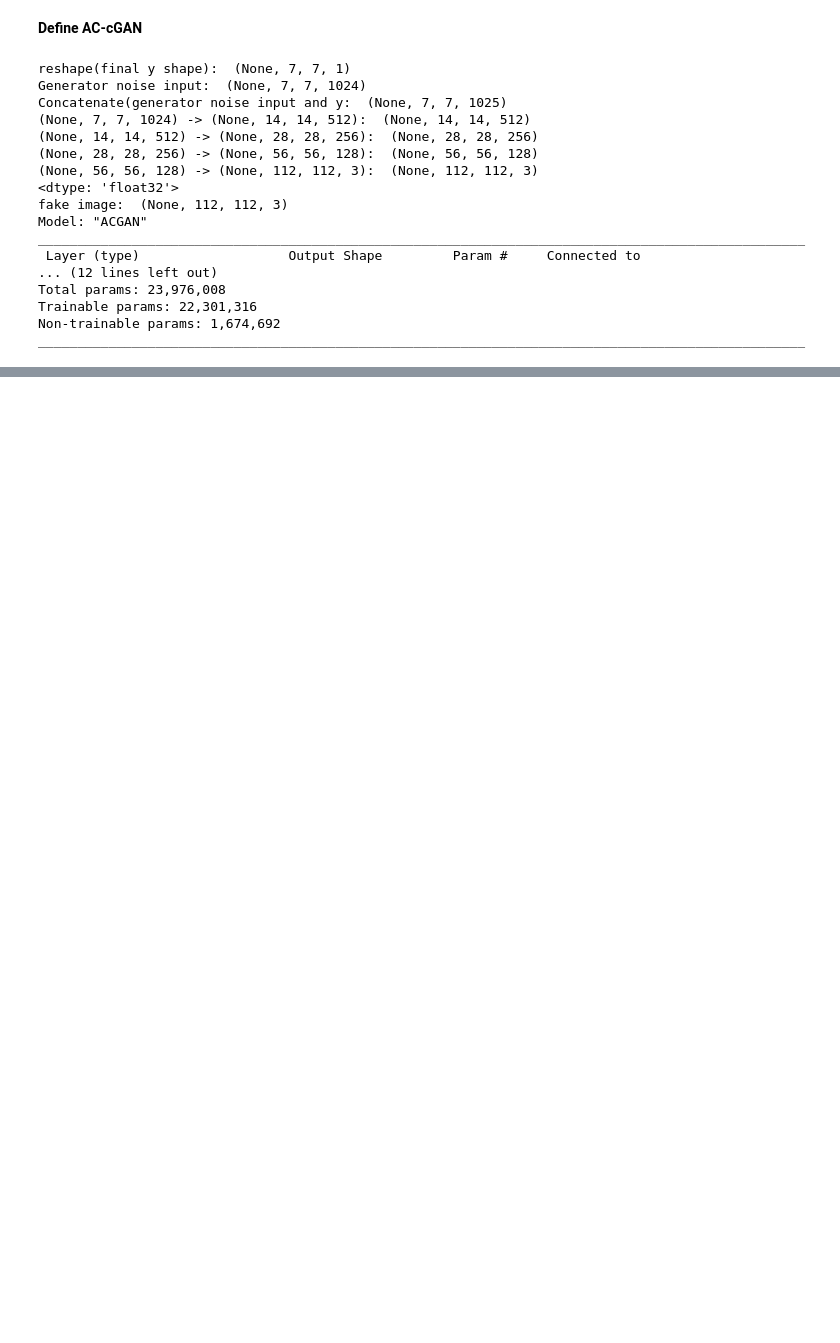
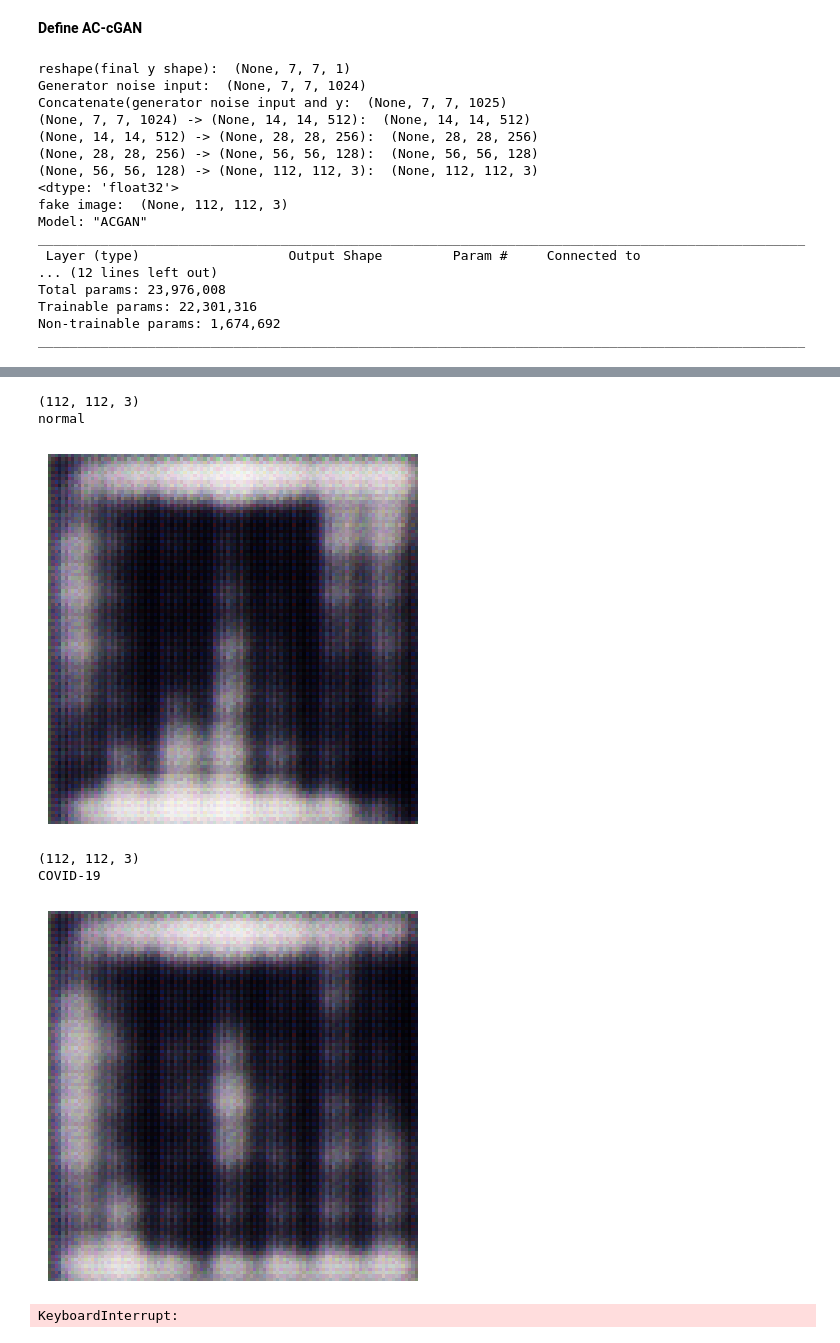
Before and after one commit to giocoal/CXR-ACGAN-chest-xray-generator-covid19-pneumonia, a Jupyter notebook: AC-cGAN.ipynb, the cells around one changed output, grey strips where cells are left out. Cells and saved outputs as stored; diff of their text form; code cells hidden in the pictures; blank space fills up the shorter version.

```diff
--- a/AC-cGAN.ipynb
+++ b/AC-cGAN.ipynb
@@ -378,6 +386,8 @@ def define_acgan(latent_dim = 100, adam_lr = 0.0002, adam_beta_1 = 0.5):
     gen (Model): The generator model.
     """
 
+    ### STEP1: Define and train/evaluate the DISCRIMINATOR model ###
+
     # Define the discriminator model and Adam optimizer \
         # with the defined learning rate and beta 1 values and \
             # loss function as binary crossentropy and sparse categorical crossentropy
@@ -386,15 +396,21 @@ def define_acgan(latent_dim = 100, adam_lr = 0.0002, adam_beta_1 = 0.5):
     # We define two losses, the first for the real/fake binary output and the second for the class label output
     dis.compile(
         optimizer=Adam(learning_rate=adam_lr, beta_1=adam_beta_1),
-        loss={'generation':'binary_crossentropy', 'auxiliary':'sparse_categorical_crossentropy'}
-        , metrics = {'generation':'binary_accuracy'}
+        loss={'source':'binary_crossentropy', 'auxiliary':'sparse_categorical_crossentropy'}
+        # , metrics = {'source':BinaryAccuracy(threshold=.5), 'auxiliary':'sparse_categorical_accuracy'}
     )
+
+    ### STEP2: Define and input the GENERATOR model ###
 
     # Define the generator model
     gen = generator(latent_dim)
     # gen.summary()
     # Compile the discriminator model with the Adam optimizer, \
         # using binary crossentropy and sparse categorical crossentropy as loss functions
+
+    # We will note use this function to train/evaluate the generator model
+    # but we will use combined model with the discriminator model disabled
+    # to train and evaluate the generator model
     gen.compile(optimizer=Adam(learning_rate=adam_lr, beta_1=adam_beta_1),
                       loss='binary_crossentropy')
 
@@ -405,6 +421,8 @@ def define_acgan(latent_dim = 100, adam_lr = 0.0002, adam_beta_1 = 0.5):
     # Get a fake image
     fake_img = gen([latent, image_class])
     print('fake image: ', fake_img.shape)
+
+    ### STEP3: Train/evaluate the GENERATOR model by using the COMBINED model with the DISCRIMINATOR model disabled ###
 
     # Disable training of the discriminator model in the combined model
     dis.trainable = False
@@ -419,6 +437,7 @@ def define_acgan(latent_dim = 100, adam_lr = 0.0002, adam_beta_1 = 0.5):
                             outputs=[fake, aux],
                             name='ACGAN')
 
+    # Function used to train/test the generator model
     combined.compile(
         optimizer=Adam(learning_rate=adam_lr, beta_1=adam_beta_1),
         loss=['binary_crossentropy', 'sparse_categorical_crossentropy']
@@ -683,0 +903,36 @@ Epoch 1 of 1200
+# %%
+name_map = {0:'COVID-19', 1:'normal', 2:'pneumonia'}
+
+noise_gen, sampled_labels_gen = generate_batch_noise_and_labels(batch_size=62, latent_dim=100)
+generated_images_sample = gen.predict([noise_gen, sampled_labels_gen.reshape((-1, 1))], verbose=0)
+
+norm_image = cv2.normalize((generated_images_sample + 1) * 127.5, None, alpha=0, beta=255, norm_type=cv2.NORM_MINMAX, dtype=cv2.CV_32F)
+norm_img = norm_image.astype(np.uint8)
+for i in range(len(norm_img)):
+    plt.figure()
+    img = norm_img[i,:,:]
+    print(img.shape)
+    print(name_map[sampled_labels_gen[i]])
+    plt.imshow(img, cmap='gray')
+    _ = plt.axis('off')
+    plt.savefig('image.png')
+    plt.show()
+    time.sleep(5)
+
+# img = norm_img[0,:,:]
+# print(img.shape)
+# # img = (np.concatenate([r.reshape(-1, 112)
+# #                        for r in np.split(generated_images, 2)
+# #                        ], axis=-1) * 127.5 + 127.5).astype(np.uint8)
+
+# # plot images
+# plt.imshow(img, cmap='gray')
+# _ = plt.axis('off')
+# %% [output]
+(112, 112, 3)
+normal
+[figure, added]
+(112, 112, 3)
+COVID-19
+[figure, added]
+KeyboardInterrupt:
```
Also changed, not shown: parts of 29 cells of this notebook, 13 other files.
